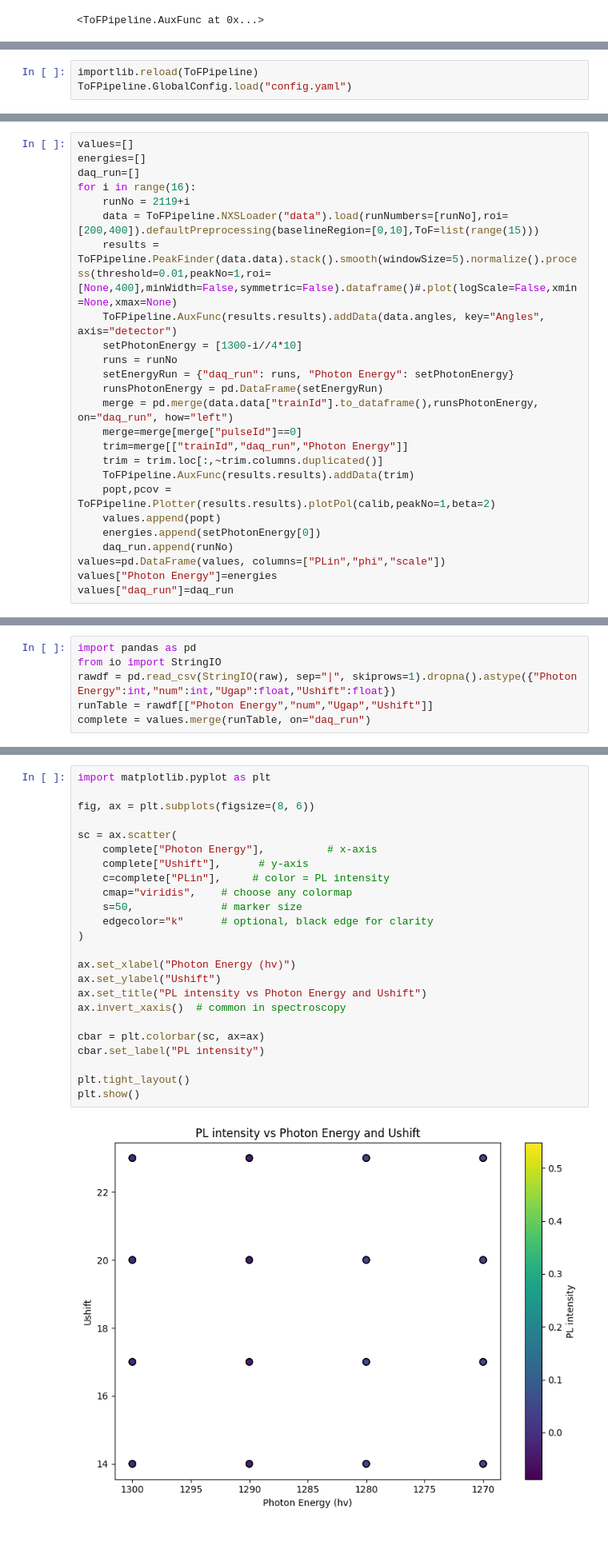
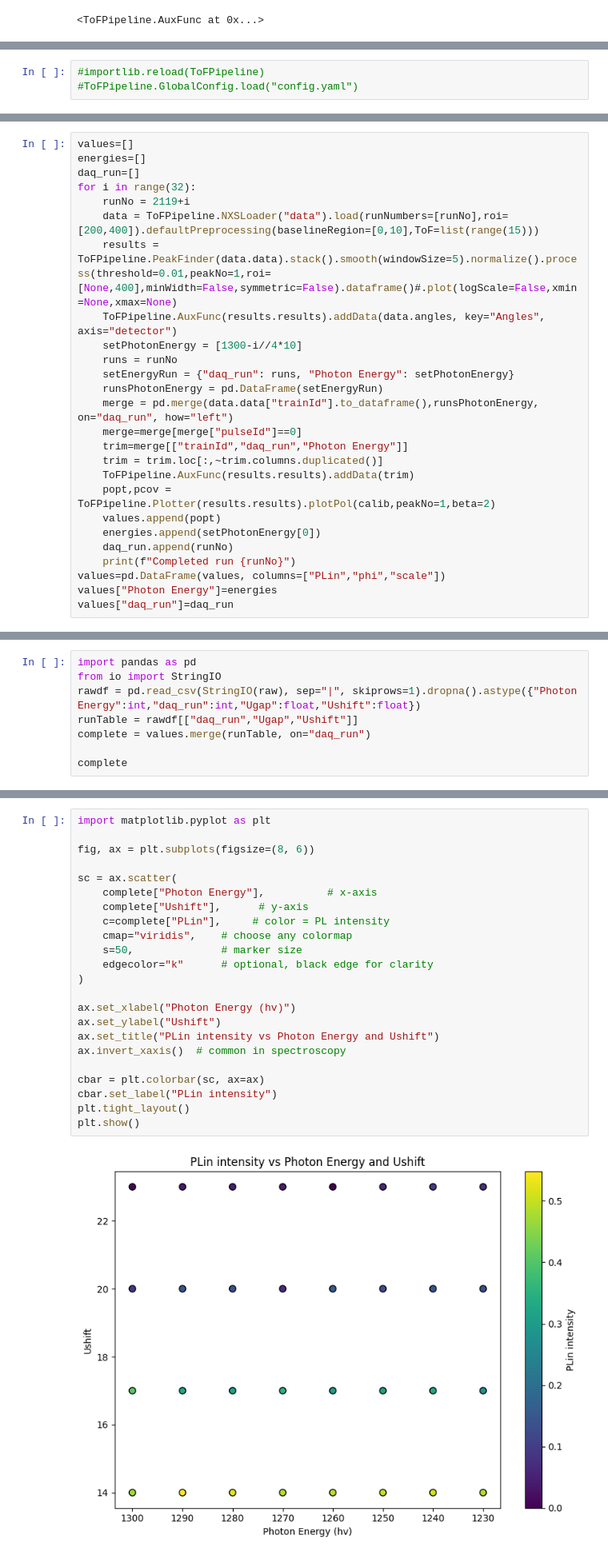
Before and after one commit to XAC-CFEL/PolScope, a Jupyter notebook: test.ipynb, the cells around one changed output, grey strips where cells are left out. Shown at 80% size. Cells and saved outputs as stored; diff of their text form.

```diff
--- a/test.ipynb
+++ b/test.ipynb
@@ -47,6 +46,6 @@ ToFPipeline.Plotter(results.results).plotPol(calib,peakNo=1,beta=beta)
 # %%
-importlib.reload(ToFPipeline)
-ToFPipeline.GlobalConfig.load("config.yaml")
+#importlib.reload(ToFPipeline)
+#ToFPipeline.GlobalConfig.load("config.yaml")
 # %%
 data = ToFPipeline.NXSLoader("data").load(runNumbers=[2119],roi=[200,400]).defaultPreprocessing(baselineRegion=[0,10])
 results = ToFPipeline.PeakFinder(data.data).stack().smooth(windowSize=5).normalize().process(threshold=0.01,peakNo=1,roi=[None,400],minWidth=False,symmetric=False).dataframe().plot(logScale=False,xmin=None,xmax=None)
@@ -57,7 +56,7 @@ Random trainId: 2119, pulseId: 0
 values=[]
 energies=[]
 daq_run=[]
-for i in range(16):
+for i in range(32):
     runNo = 2119+i
     data = ToFPipeline.NXSLoader("data").load(runNumbers=[runNo],roi=[200,400]).defaultPreprocessing(baselineRegion=[0,10],ToF=list(range(15)))
     results = ToFPipeline.PeakFinder(data.data).stack().smooth(windowSize=5).normalize().process(threshold=0.01,peakNo=1,roi=[None,400],minWidth=False,symmetric=False).dataframe()#.plot(logScale=False,xmin=None,xmax=None)
@@ -75,6 +74,7 @@ for i in range(16):
     values.append(popt)
     energies.append(setPhotonEnergy[0])
     daq_run.append(runNo)
+    print(f"Completed run {runNo}")
 values=pd.DataFrame(values, columns=["PLin","phi","scale"])
 values["Photon Energy"]=energies
 values["daq_run"]=daq_run
@@ -227,6 +227,8 @@ raw = """
 # %%
 import pandas as pd
 from io import StringIO
-rawdf = pd.read_csv(StringIO(raw), sep="|", skiprows=1).dropna().astype({"Photon Energy":int,"num":int,"Ugap":float,"Ushift":float})
-runTable = rawdf[["Photon Energy","num","Ugap","Ushift"]]
+rawdf = pd.read_csv(StringIO(raw), sep="|", skiprows=1).dropna().astype({"Photon Energy":int,"daq_run":int,"Ugap":float,"Ushift":float})
+runTable = rawdf[["daq_run","Ugap","Ushift"]]
 complete = values.merge(runTable, on="daq_run")
+
+complete
@@ -233,26 +253,25 @@ complete = values.merge(runTable, on="daq_run")
 # %%
 import matplotlib.pyplot as plt
 
 fig, ax = plt.subplots(figsize=(8, 6))
 
 sc = ax.scatter(
     complete["Photon Energy"],          # x-axis
     complete["Ushift"],      # y-axis
     c=complete["PLin"],     # color = PL intensity
     cmap="viridis",    # choose any colormap
     s=50,              # marker size
     edgecolor="k"      # optional, black edge for clarity
 )
 
 ax.set_xlabel("Photon Energy (hv)")
 ax.set_ylabel("Ushift")
-ax.set_title("PL intensity vs Photon Energy and Ushift")
+ax.set_title("PLin intensity vs Photon Energy and Ushift")
 ax.invert_xaxis()  # common in spectroscopy
 
 cbar = plt.colorbar(sc, ax=ax)
-cbar.set_label("PL intensity")
-
+cbar.set_label("PLin intensity")
 plt.tight_layout()
 plt.show()
 # %% [output]
-[figure, old version]
+[figure, new version]
```
Also changed, not shown: parts of 3 cells of this notebook.
